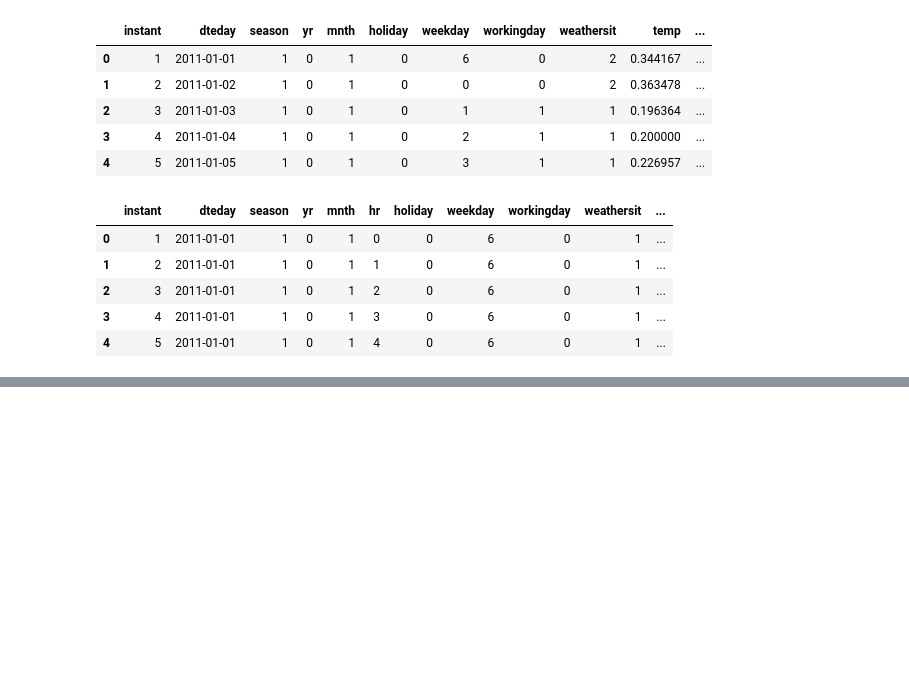
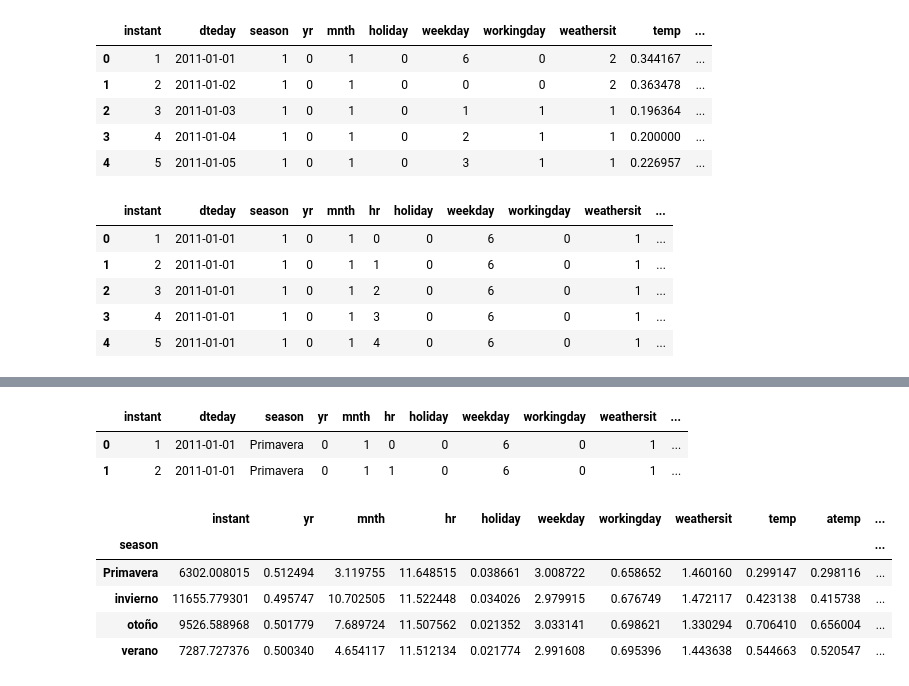
Before and after one commit to AndreaRivera11/pythonAnalytics, a Jupyter notebook: src/EDA.ipynb, the cells around one changed output, grey strips where cells are left out. Cells and saved outputs as stored; diff of their text form; code cells hidden in the pictures; blank space fills up the shorter version.

```diff
--- a/src/EDA.ipynb
+++ b/src/EDA.ipynb
@@ -28,0 +84,16 @@ df_hour.head()
+# %%
+df_hour['season'].replace({1:'Primavera', 2:'verano', 3:'otoño', 4:'invierno'}, inplace=True)
+df_hour.head(2)
+# %% [output]
+|  | instant | dteday | season | yr | mnth | hr | holiday | weekday | workingday | weathersit | ... |
+| 0 | 1 | 2011-01-01 | Primavera | 0 | 1 | 0 | 0 | 6 | 0 | 1 | ... |
+| 1 | 2 | 2011-01-01 | Primavera | 0 | 1 | 1 | 0 | 6 | 0 | 1 | ... |
+# %%
+df_hour.groupby("season").mean()
+# %% [output]
+|  | instant | yr | mnth | hr | holiday | weekday | workingday | weathersit | temp | atemp | ... |
+| season |  |  |  |  |  |  |  |  |  |  | ... |
+| Primavera | 6302.008015 | 0.512494 | 3.119755 | 11.648515 | 0.038661 | 3.008722 | 0.658652 | 1.460160 | 0.299147 | 0.298116 | ... |
+| invierno | 11655.779301 | 0.495747 | 10.702505 | 11.522448 | 0.034026 | 2.979915 | 0.676749 | 1.472117 | 0.423138 | 0.415738 | ... |
+| otoño | 9526.588968 | 0.501779 | 7.689724 | 11.507562 | 0.021352 | 3.033141 | 0.698621 | 1.330294 | 0.706410 | 0.656004 | ... |
+| verano | 7287.727376 | 0.500340 | 4.654117 | 11.512134 | 0.021774 | 2.991608 | 0.695396 | 1.443638 | 0.544663 | 0.520547 | ... |
```
Also changed, not shown: parts of 8 cells of this notebook.
